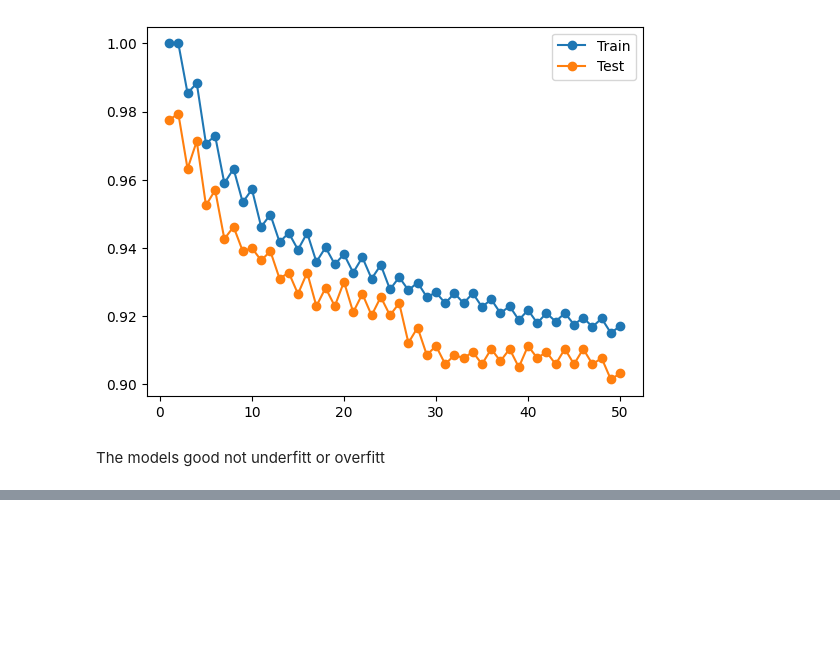
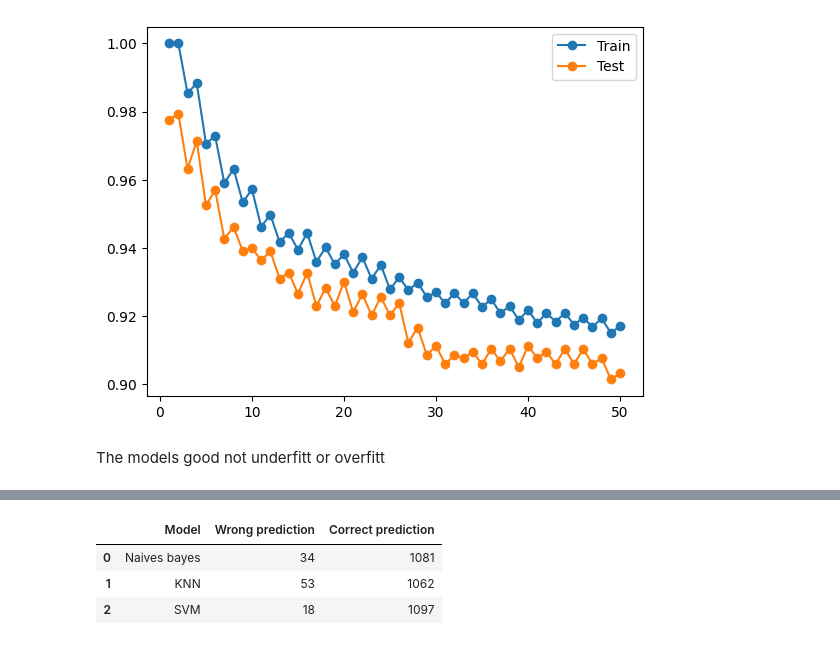
Before and after one commit to ackermanjayjay/sms-spam, a Jupyter notebook: project_transfer_learning_embed.ipynb, the cells around one changed output, grey strips where cells are left out. Cells and saved outputs as stored; diff of their text form; code cells hidden in the pictures; blank space fills up the shorter version.

```diff
--- a/project_transfer_learning_embed.ipynb
+++ b/project_transfer_learning_embed.ipynb
@@ -431,0 +565,7 @@ The models good not underfitt or overfitt
+# %%
+summary_all_prediction_model
+# %% [output]
+|  | Model | Wrong prediction | Correct prediction |
+| 0 | Naives bayes | 34 | 1081 |
+| 1 | KNN | 53 | 1062 |
+| 2 | SVM | 18 | 1097 |
```
Also changed, not shown: parts of 37 cells of this notebook.
